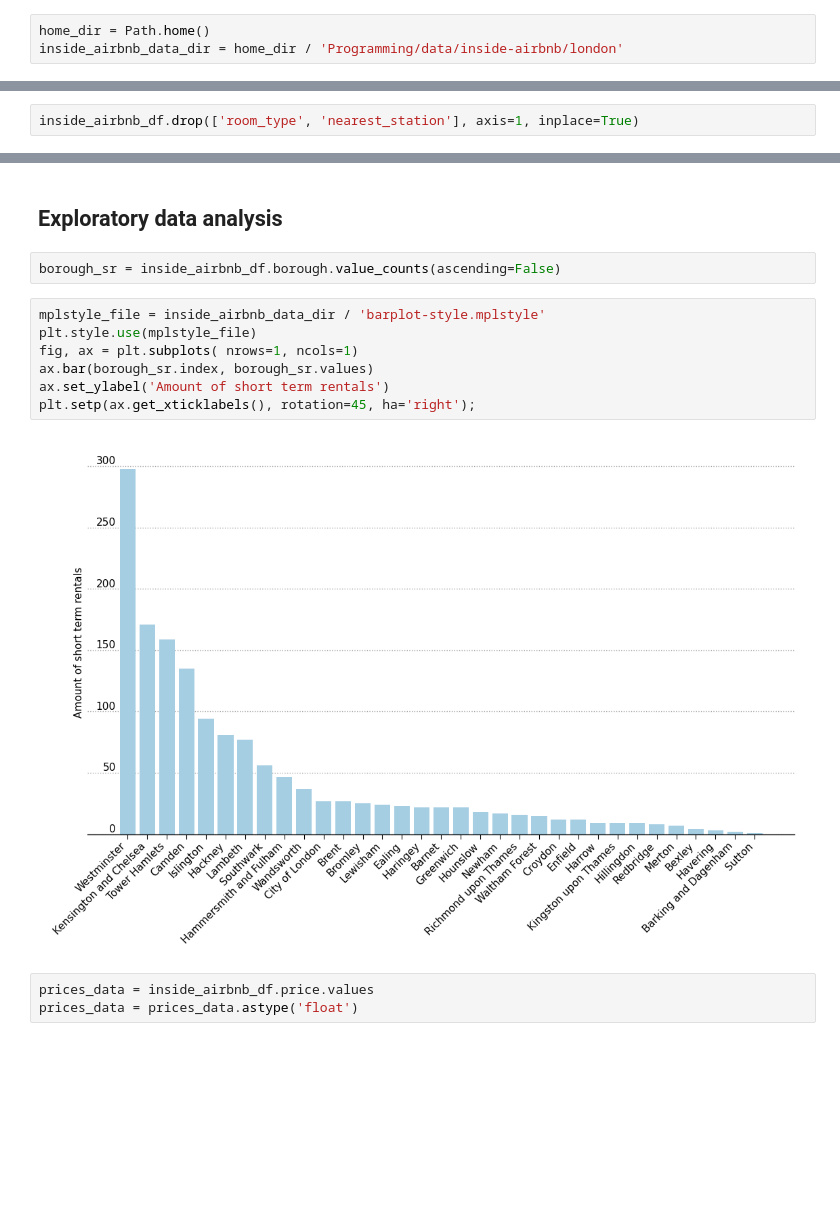
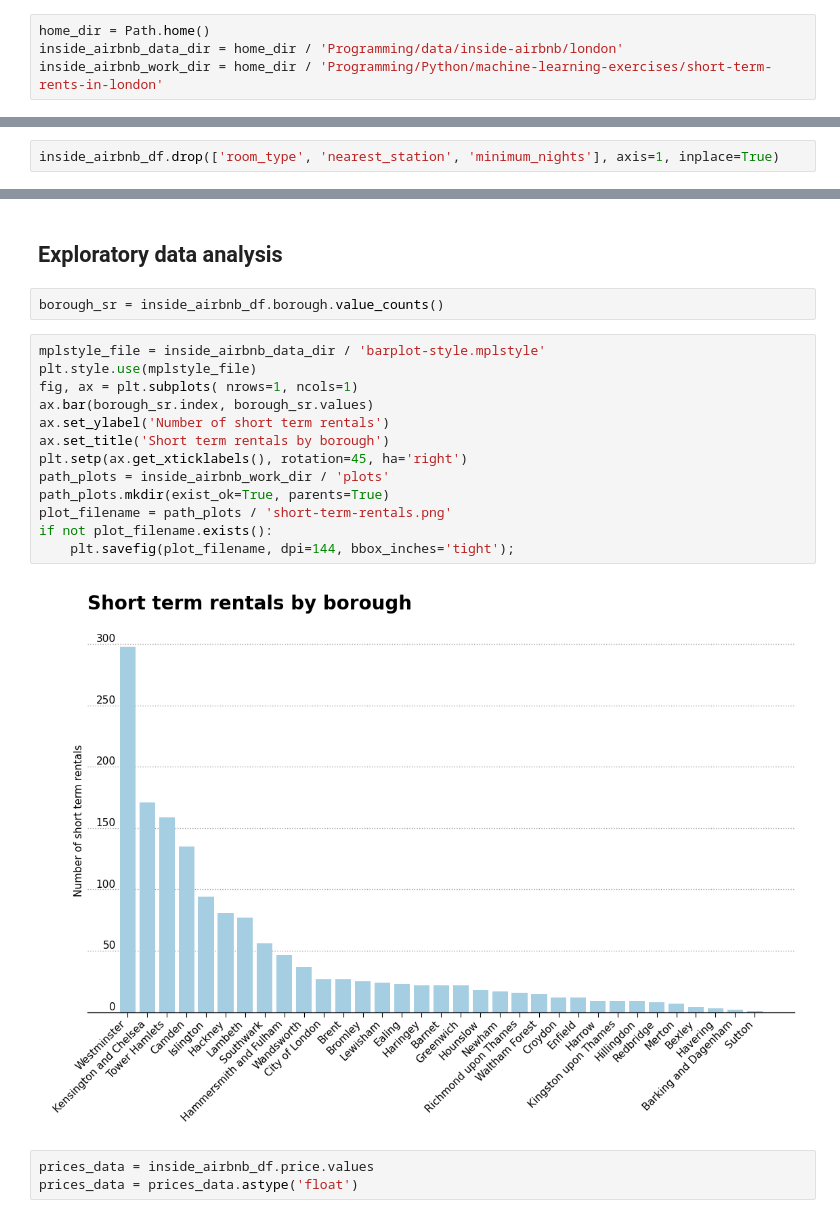
Before and after one commit to capac/short-term-rents-in-london, a Jupyter notebook: data-analysis.ipynb, the cells around one changed output, grey strips where cells are left out. Cells and saved outputs as stored; diff of their text form; blank space fills up the shorter version.

Commit message:
Added plot titles and saved PNG outputs

```diff
--- a/data-analysis.ipynb
+++ b/data-analysis.ipynb
@@ -13,6 +17,7 @@ pd.options.display.max_rows = None
 # %%
 home_dir = Path.home()
 inside_airbnb_data_dir = home_dir / 'Programming/data/inside-airbnb/london'
+inside_airbnb_work_dir = home_dir / 'Programming/Python/machine-learning-exercises/short-term-rents-in-london'
 # %%
 inside_airbnb_data_file = inside_airbnb_data_dir / 'selected_short_term_rentals_with_distances.csv'
 inside_airbnb_df = pd.read_csv(inside_airbnb_data_file, keep_default_na=False, thousands=',')
@@ -40,7 +45,7 @@ Data columns (total 13 columns):
 dtypes: float64(7), int64(1), object(5)
 memory usage: 151.4+ KB
 # %%
-inside_airbnb_df.drop(['room_type', 'nearest_station'], axis=1, inplace=True)
+inside_airbnb_df.drop(['room_type', 'nearest_station', 'minimum_nights'], axis=1, inplace=True)
 # %%
 inside_airbnb_df.nunique()
 # %% [output]
@@ -113,16 +72,22 @@ london_map
 # %% [markdown]
 ## Exploratory data analysis
 # %%
-borough_sr = inside_airbnb_df.borough.value_counts(ascending=False)
+borough_sr = inside_airbnb_df.borough.value_counts()
 # %%
 mplstyle_file = inside_airbnb_data_dir / 'barplot-style.mplstyle'
 plt.style.use(mplstyle_file)
 fig, ax = plt.subplots( nrows=1, ncols=1)
 ax.bar(borough_sr.index, borough_sr.values)
-ax.set_ylabel('Amount of short term rentals')
-plt.setp(ax.get_xticklabels(), rotation=45, ha='right');
+ax.set_ylabel('Number of short term rentals')
+ax.set_title('Short term rentals by borough')
+plt.setp(ax.get_xticklabels(), rotation=45, ha='right')
+path_plots = inside_airbnb_work_dir / 'plots'
+path_plots.mkdir(exist_ok=True, parents=True)
+plot_filename = path_plots / 'short-term-rentals.png'
+if not plot_filename.exists():
+    plt.savefig(plot_filename, dpi=144, bbox_inches='tight');
 # %% [output]
-[figure, old version]
+[figure, new version]
 # %%
 prices_data = inside_airbnb_df.price.values
 prices_data = prices_data.astype('float')
```
Also changed, not shown: parts of 23 cells of this notebook.
